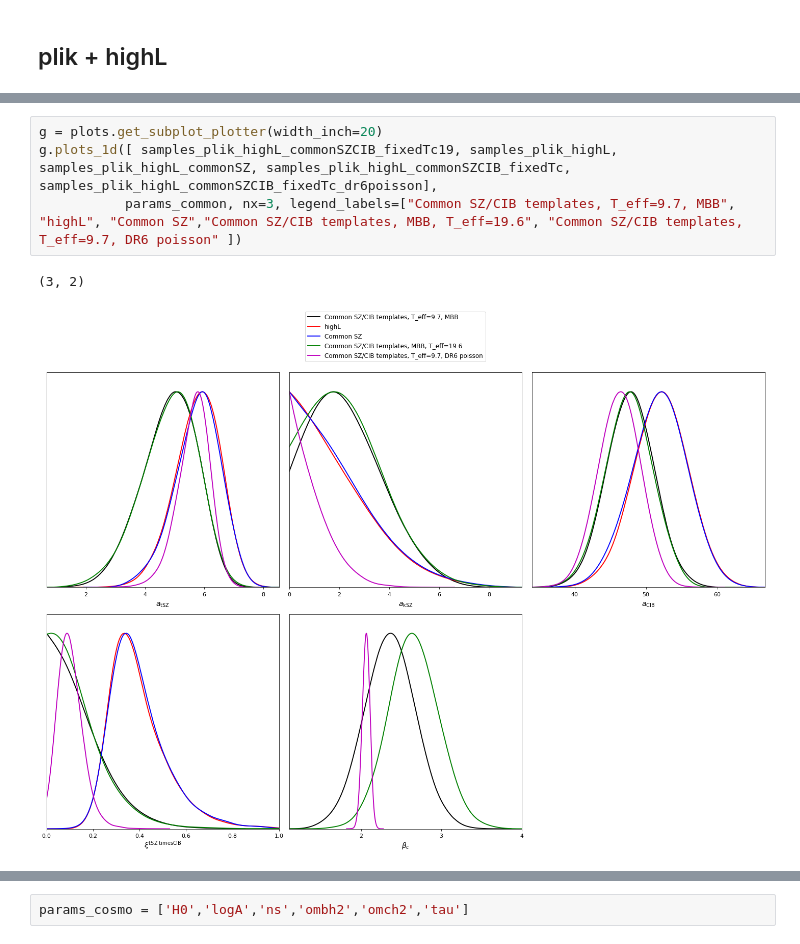
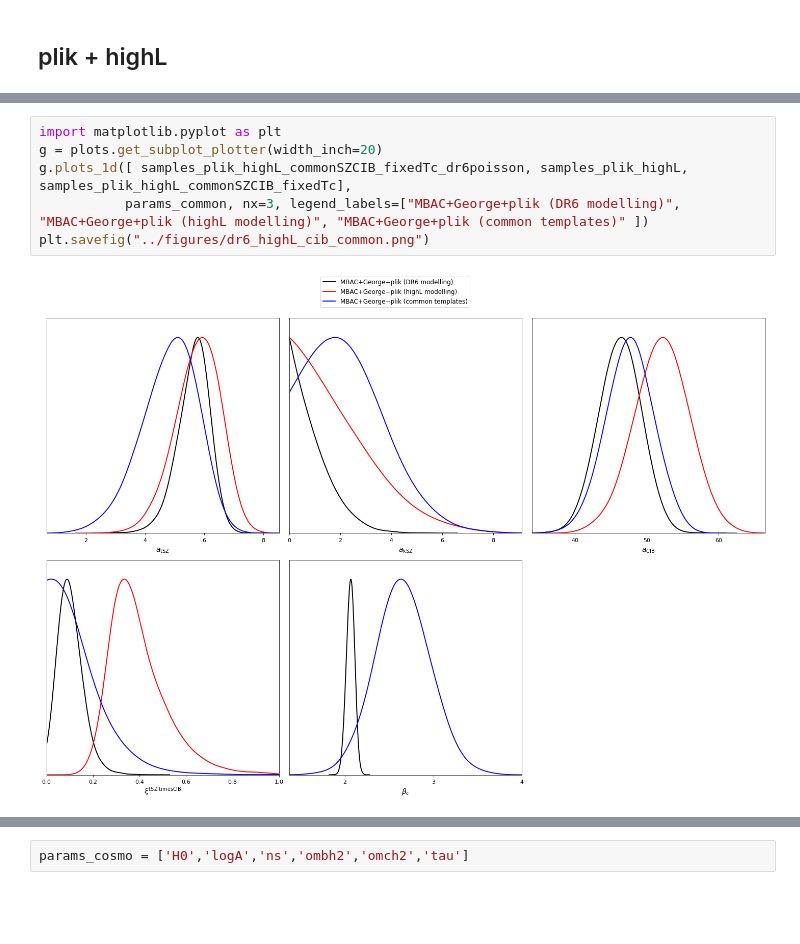
Before and after one commit to beringueb/DR6_fgmodels, a Jupyter notebook: notebooks/Plots.ipynb, the cells around one changed output, grey strips where cells are left out. Drawn from its saved outputs; the diff is of its cells as text; blank space fills up the shorter version.

```diff
--- a/notebooks/Plots.ipynb
+++ b/notebooks/Plots.ipynb
@@ -83,8 +74,9 @@ Removed 0.3 as burn in
 # %%
+import matplotlib.pyplot as plt
 g = plots.get_subplot_plotter(width_inch=20)
-g.plots_1d([ samples_plik_highL_commonSZCIB_fixedTc19, samples_plik_highL, samples_plik_highL_commonSZ, samples_plik_highL_commonSZCIB_fixedTc, samples_plik_highL_commonSZCIB_fixedTc_dr6poisson],
-           params_common, nx=3, legend_labels=["Common SZ/CIB templates, T_eff=9.7, MBB", "highL", "Common SZ","Common SZ/CIB templates, MBB, T_eff=19.6", "Common SZ/CIB templates, T_eff=9.7, DR6 poisson" ])
+g.plots_1d([ samples_plik_highL_commonSZCIB_fixedTc_dr6poisson, samples_plik_highL, samples_plik_highL_commonSZCIB_fixedTc],
+           params_common, nx=3, legend_labels=["MBAC+George+plik (DR6 modelling)", "MBAC+George+plik (highL modelling)", "MBAC+George+plik (common templates)" ])
+plt.savefig("../figures/dr6_highL_cib_common.png")
 # %% [output]
-(3, 2)
-[figure, old version]
+[figure, new version]
 # %%
```
Also changed, not shown: parts of 8 cells of this notebook, 19 other files.
